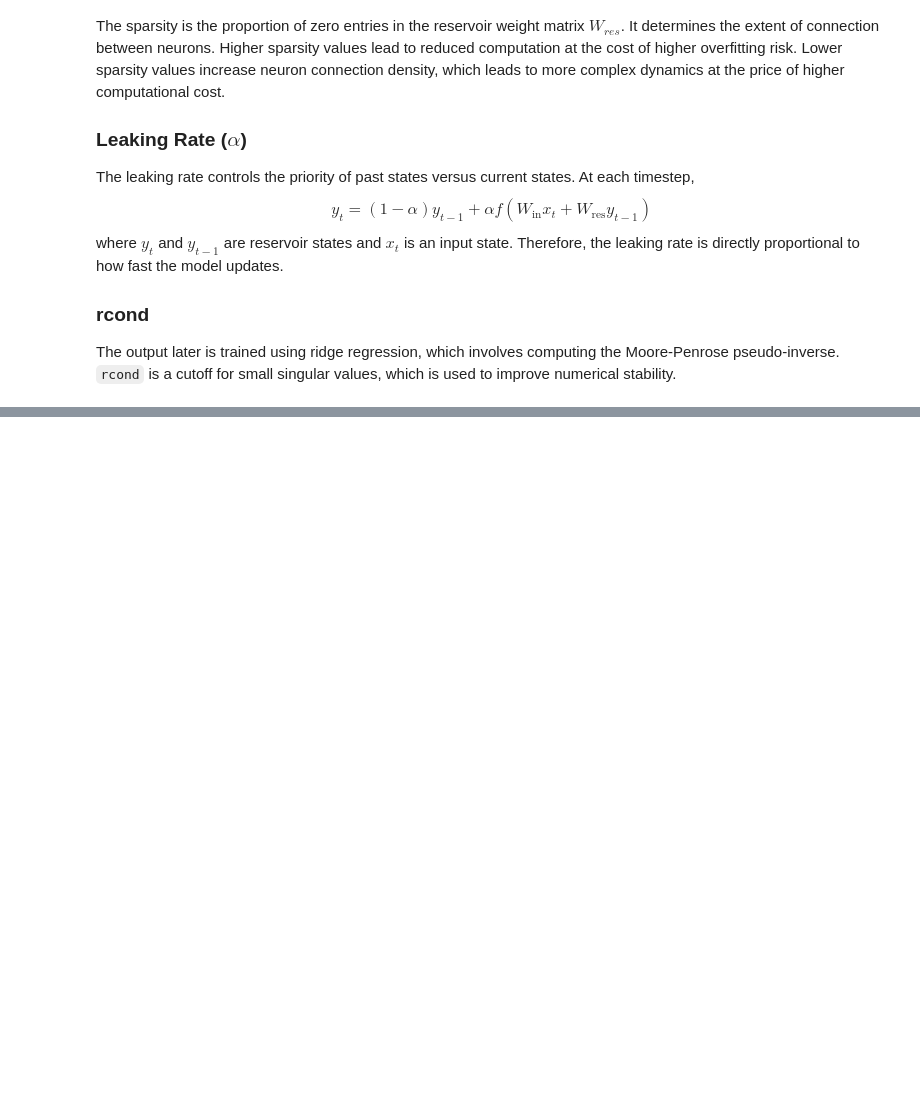
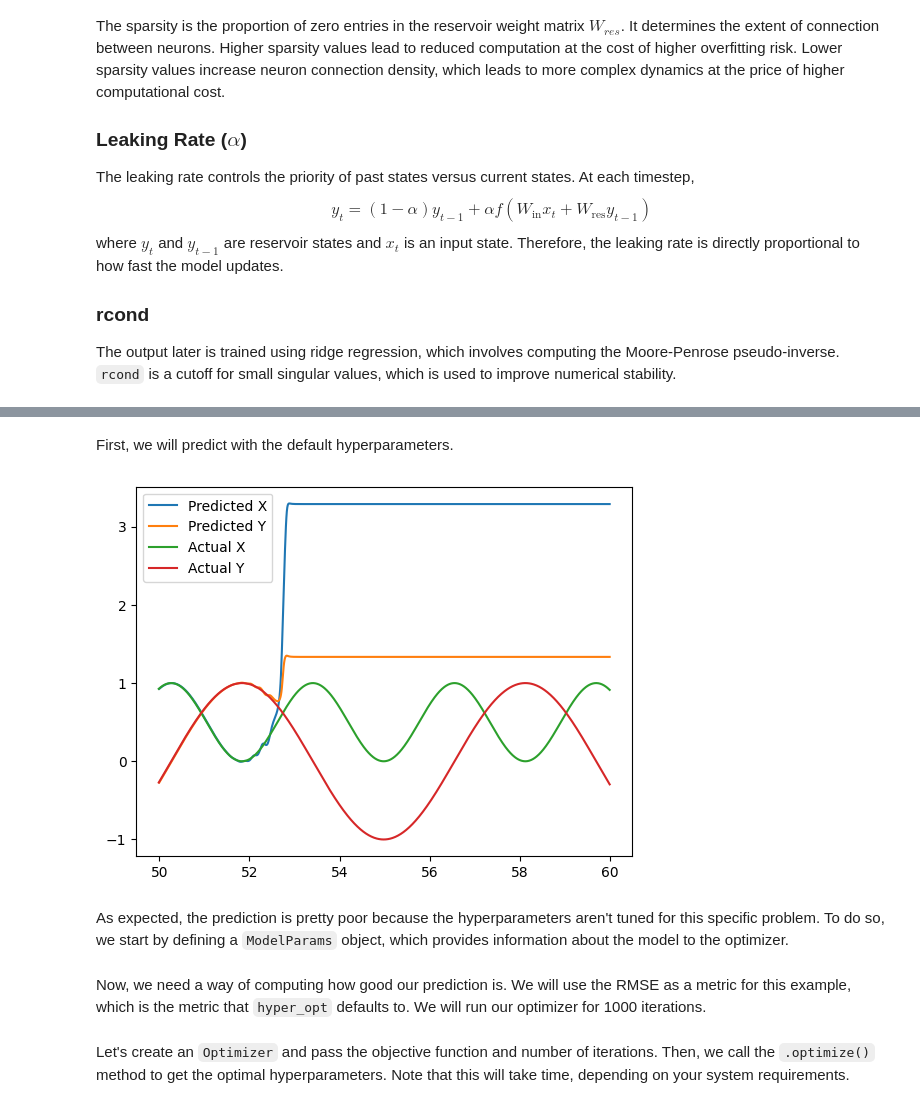
Before and after one commit to Chicago-Club-Management-Company/aqua-blue, a Jupyter notebook: examples/hyper-optimization.ipynb, the cells around one changed output, grey strips where cells are left out. Cells and saved outputs as stored; diff of their text form; code cells hidden in the pictures; blank space fills up the shorter version.

```diff
--- a/examples/hyper-optimization.ipynb
+++ b/examples/hyper-optimization.ipynb
@@ -24,0 +50,4 @@ The output later is trained using ridge regression, which involves computing the
+# %%
+horizon = 1000
+p_times = np.linspace(t[-1], t[-1] + horizon*np.diff(t)[0], horizon)
+actual_future =  np.vstack((np.cos(p_times) ** 2, np.sin(p_times))).T
@@ -24,0 +56,40 @@ The output later is trained using ridge regression, which involves computing the
+# %%
+generator = np.random.default_rng(seed=0)
+w_res = generator.uniform(
+    low=-0.5,
+    high=0.5,
+    size=(100, 100)
+)
+w_in = generator.uniform(
+    low=-0.5,
+    high=0.5,
+    size=(100, 2)
+)
+# %% [markdown]
+First, we will predict with the default hyperparameters.
+# %%
+normalizer = aqua_blue.utilities.Normalizer()
+
+n_ts = normalizer.normalize(time_series)
+
+model = aqua_blue.models.Model(
+    aqua_blue.reservoirs.DynamicalReservoir(
+        input_dimensionality=2,
+        reservoir_dimensionality=100,
+        w_in=w_in,
+        w_res=w_res,
+    ),
+    readout=aqua_blue.readouts.LinearReadout()
+)
+model.train(n_ts)
+
+prediction = normalizer.denormalize(model.predict(horizon))
+
+plt.plot(prediction.times, prediction.dependent_variable, label=['Predicted X', 'Predicted Y'])
+plt.plot(p_times, actual_future, label=["Actual X", "Actual Y"])
+plt.legend()
+plt.show()
+# %% [output]
+[figure, added]
+# %% [markdown]
+As expected, the prediction is pretty poor because the hyperparameters aren't tuned for this specific problem. To do so, we start by defining a `ModelParams` object, which provides information about the model to the optimizer.
@@ -24,0 +106,2 @@ The output later is trained using ridge regression, which involves computing the
+# %% [markdown]
+Now, we need a way of computing how good our prediction is. We will use the RMSE as a metric for this example, which is the metric that `hyper_opt` defaults to. We will run our optimizer for 1000 iterations.
@@ -24,0 +111,2 @@ The output later is trained using ridge regression, which involves computing the
+# %% [markdown]
+Let's create an `Optimizer` and pass the objective function and number of iterations. Then, we call the `.optimize()` method to get the optimal hyperparameters. Note that this will take time, depending on your system requirements.
```
Also changed, not shown: parts of 13 cells of this notebook.
